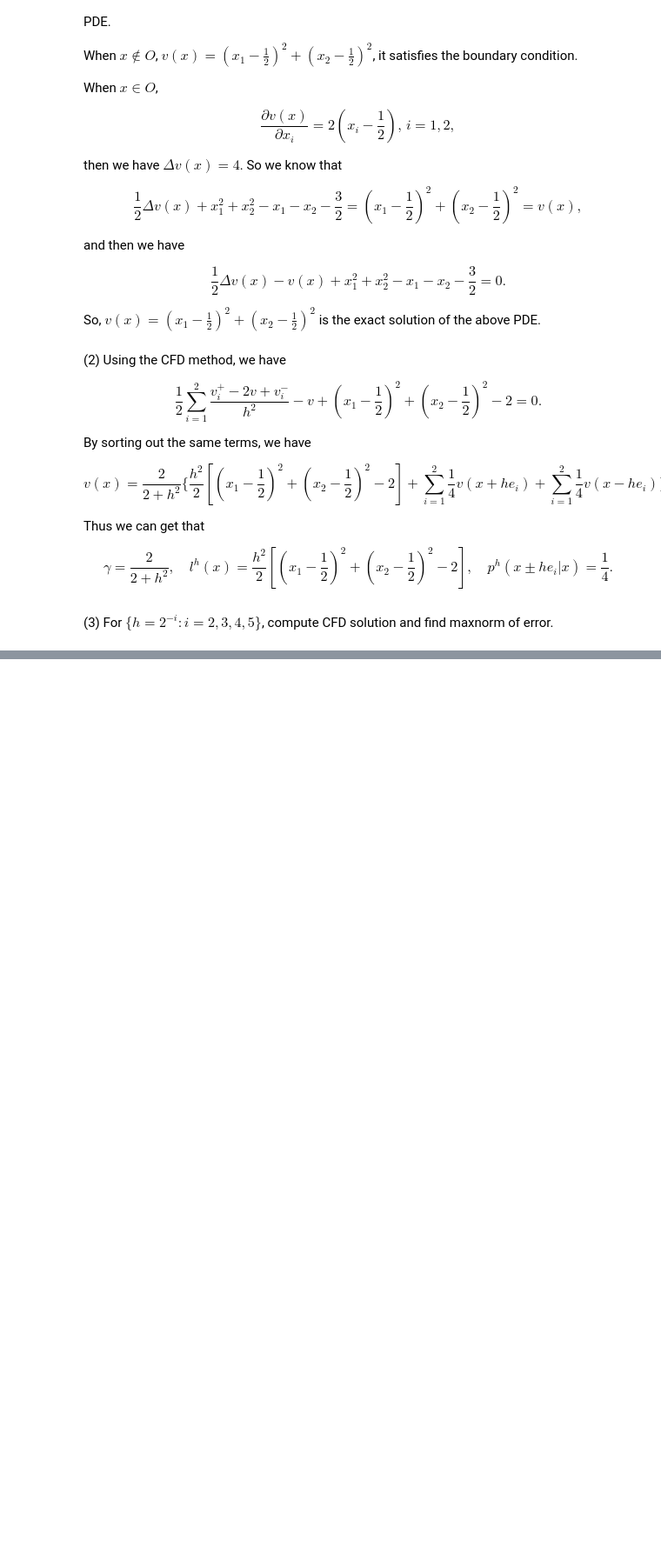
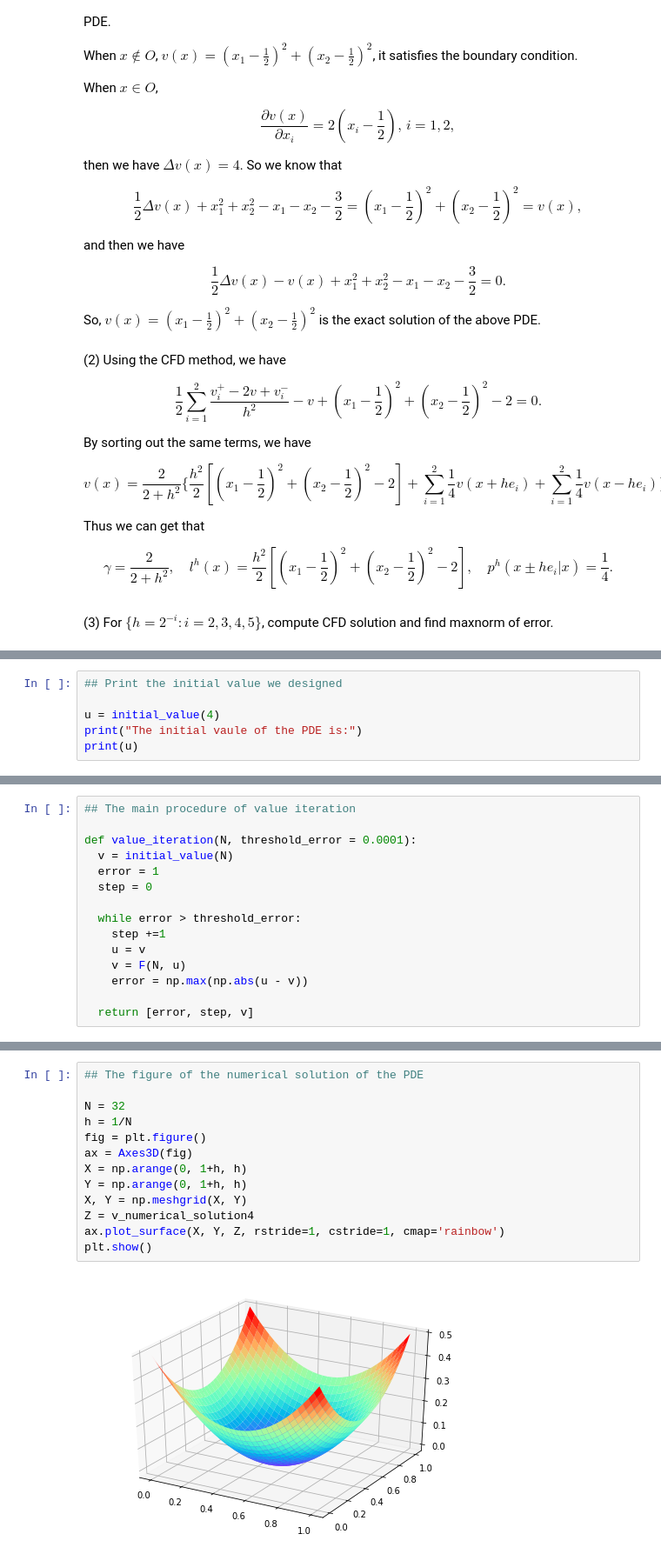
Before and after one commit to JiaminJIAN/20MA573, a Jupyter notebook: src/Value_iteration_on_2d_BVP.ipynb, the cells around one changed output, grey strips where cells are left out. Shown at 87% size. Saved outputs shown, nothing was run; the diff lists cells and outputs as text; blank space fills up the shorter version.

```diff
--- a/src/Value_iteration_on_2d_BVP.ipynb
+++ b/src/Value_iteration_on_2d_BVP.ipynb
@@ -96,0 +167,6 @@ $$\gamma = \frac{2}{2+h^{2}}, \quad l^{h}(x) = \frac{h^{2}}{2} [(x_{1} - \frac{1
+# %%
+## Print the initial value we designed
+
+u = initial_value(4)
+print("The initial vaule of the PDE is:")
+print(u)
@@ -96,0 +190,15 @@ $$\gamma = \frac{2}{2+h^{2}}, \quad l^{h}(x) = \frac{h^{2}}{2} [(x_{1} - \frac{1
+# %%
+## The main procedure of value iteration
+
+def value_iteration(N, threshold_error = 0.0001):
+  v = initial_value(N)
+  error = 1
+  step = 0
+
+  while error > threshold_error:
+    step +=1
+    u = v
+    v = F(N, u)
+    error = np.max(np.abs(u - v))
+
+  return [error, step, v]
@@ -96,0 +312,15 @@ $$\gamma = \frac{2}{2+h^{2}}, \quad l^{h}(x) = \frac{h^{2}}{2} [(x_{1} - \frac{1
+# %%
+## The figure of the numerical solution of the PDE
+
+N = 32
+h = 1/N
+fig = plt.figure()
+ax = Axes3D(fig)
+X = np.arange(0, 1+h, h)
+Y = np.arange(0, 1+h, h)
+X, Y = np.meshgrid(X, Y)
+Z = v_numerical_solution4
+ax.plot_surface(X, Y, Z, rstride=1, cstride=1, cmap='rainbow')
+plt.show()
+# %% [output]
+[figure, added]
```
Also changed, not shown: parts of 20 cells of this notebook.
